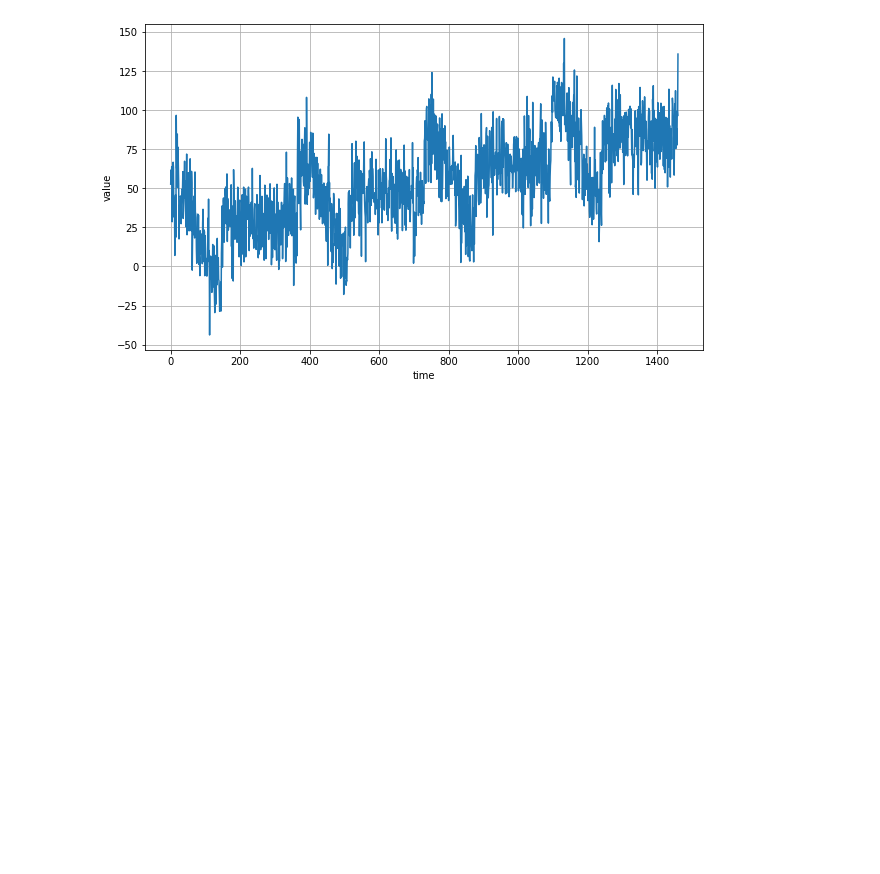
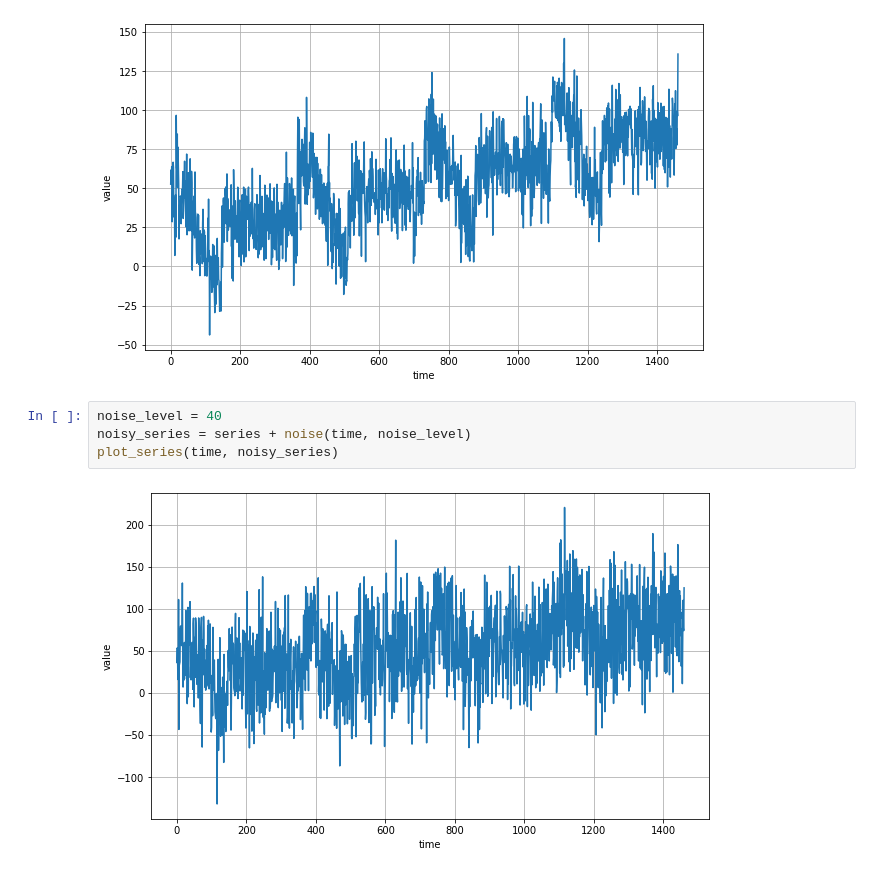
Before and after one commit to finesketch/deep_learning, a Jupyter notebook: 4. Sequences, Time Series and Prediction/Course4_Part1_Lesson1.ipynb, the cells around one changed output. Drawn from its saved outputs; the diff is of its cells as text; blank space fills up the shorter version.

```diff
--- a/4. Sequences, Time Series and Prediction/Course4_Part1_Lesson1.ipynb
+++ b/4. Sequences, Time Series and Prediction/Course4_Part1_Lesson1.ipynb
@@ -52,3 +52,9 @@ noisy_series = series + noise(time, noise_level)
 plot_series(time, noisy_series)
 # %% [output]
 [figure]
+# %%
+noise_level = 40
+noisy_series = series + noise(time, noise_level)
+plot_series(time, noisy_series)
+# %% [output]
+[figure, added]
```
Also changed, not shown: parts of 7 cells of this notebook.
